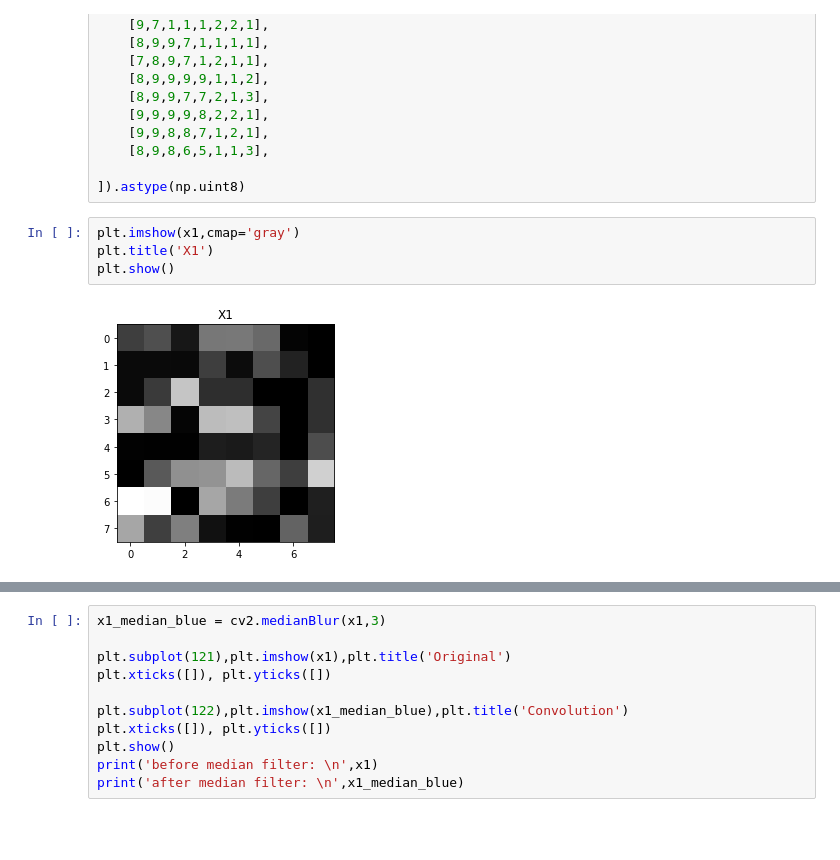
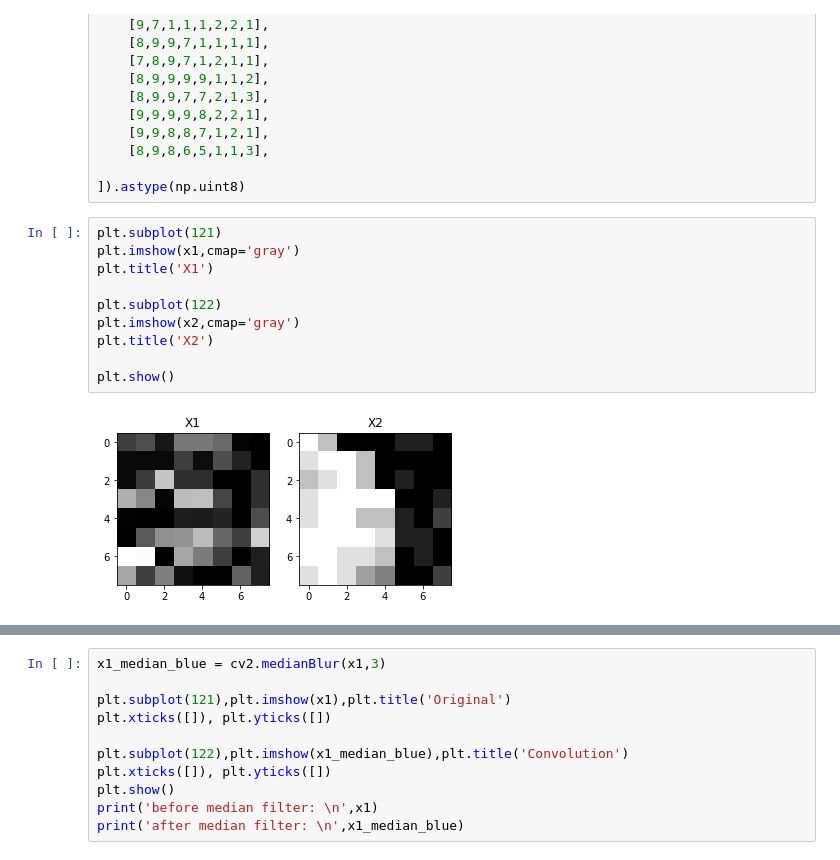
Before and after one commit to ndthien98/LTU15, a Jupyter notebook: 20201/image-processing/baitap_xla.ipynb, the cells around one changed output, grey strips where cells are left out. Drawn from its saved outputs; the diff is of its cells as text; blank space fills up the shorter version.

```diff
--- a/20201/image-processing/baitap_xla.ipynb
+++ b/20201/image-processing/baitap_xla.ipynb
@@ -25,8 +25,14 @@ x2 = np.array([
 
 ]).astype(np.uint8)
 # %%
+plt.subplot(121)
 plt.imshow(x1,cmap='gray')
 plt.title('X1')
+
+plt.subplot(122)
+plt.imshow(x2,cmap='gray')
+plt.title('X2')
+
 plt.show()
 # %% [output]
-[figure, old version]
+[figure, new version]
```
Also changed, not shown: parts of 28 cells of this notebook, 7 other files.
